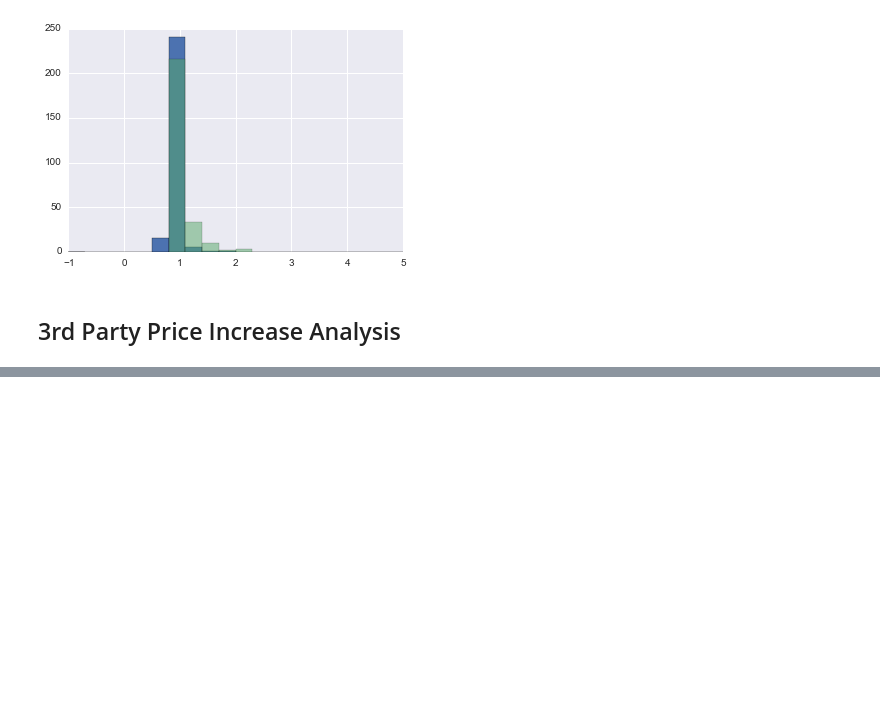
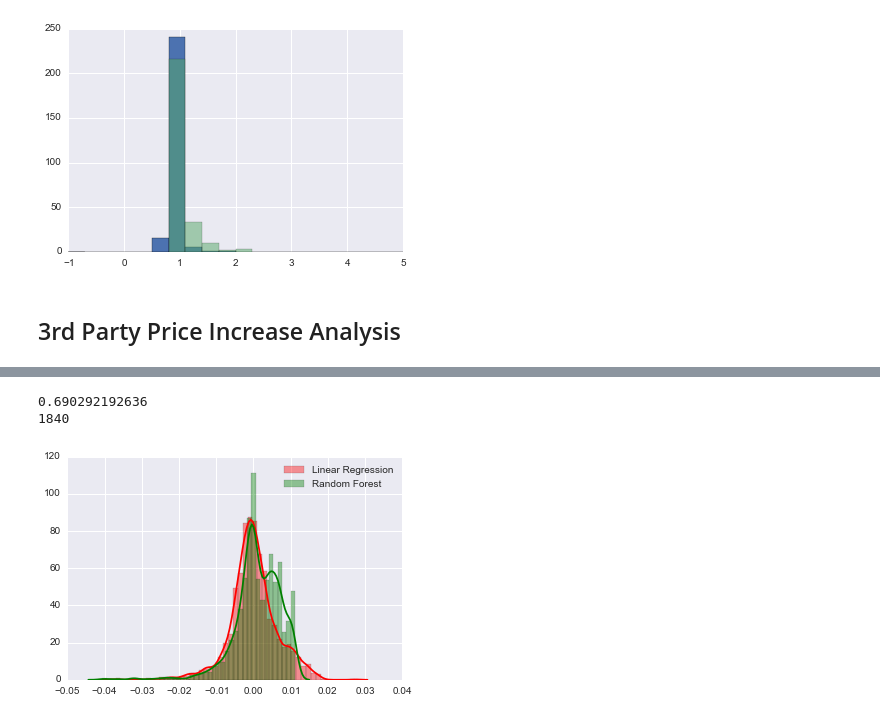
Before and after one commit to sharathbennur/LegoMe, a Jupyter notebook: Model_Lego_RF.ipynb, the cells around one changed output, grey strips where cells are left out. Cells and saved outputs as stored; diff of their text form; code cells hidden in the pictures; blank space fills up the shorter version.

```diff
--- a/Model_Lego_RF.ipynb
+++ b/Model_Lego_RF.ipynb
@@ -487,0 +585,43 @@ Feature ranking:
+# %%
+###### Cross Validation Computation for RF
+## Correct split of training and testing sets, with removing XOR themes
+# split data into testing and training sets
+cols_to_retain = ['maxPredictedRise_3perDay','desirability','minifigs',
+                  'pieces','Theme','avgPrice_3','retailPrice',
+                  'time_to_now','want_it']
+
+# Setup all data
+legoData = legos[cols_to_retain]
+
+target,features = dmatrices('maxPredictedRise_3perDay ~ desirability+minifigs+pieces+lowPrice_3+avgPrice_3+time_to_now+retailPrice + C(Theme)',legos, return_type='dataframe')
+target_train, target_test, features_train, features_test = train_test_split(target,
+                                                            features, test_size = 0.2)
+
+# Linear Regression
+rf = RandomForestRegressor(random_state=144, n_estimators=1000)
+rf.fit(features_train, np.ravel(target_train))
+preds_rf = rf.predict(features_test)
+score = rf.score(features_test,np.ravel(target_test))
+
+scores=[]
+residuals_rf = []
+for i in range(0,10):
+    target_train, target_test, features_train, features_test = train_test_split(target,
+                                                            features, test_size = 0.2)
+    rf.fit(features_train, np.ravel(target_train))
+    preds_rf_current = rf.predict(features_test)
+    scores.append(rf.score(features_test,np.ravel(target_test)))
+    target_test_rf = target_test.values[0]
+    residuals = target_test_rf - preds_rf_current
+    residuals_rf = np.hstack([residuals_rf,residuals])
+
+print np.mean(scores)
+print len(residuals_rf)
+
+seaborn.distplot(residuals_lin,color="r", label="Linear Regression");
+seaborn.distplot(residuals_rf,color="g", label="Random Forest");
+plt.legend();
+# %% [output]
+0.690292192636
+1840
+[figure, added]
```
Also changed, not shown: parts of 28 cells of this notebook, 9 other files.
